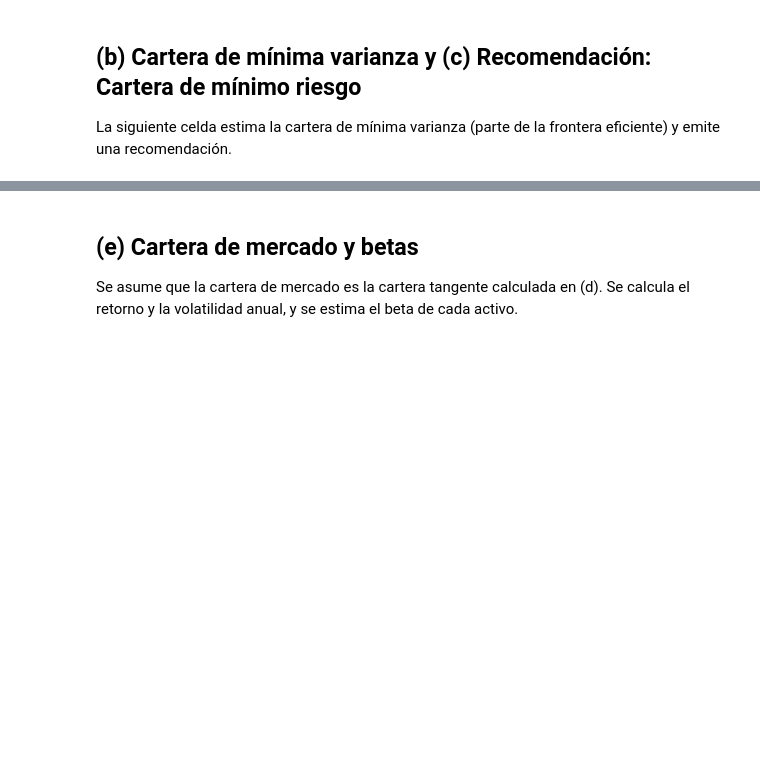
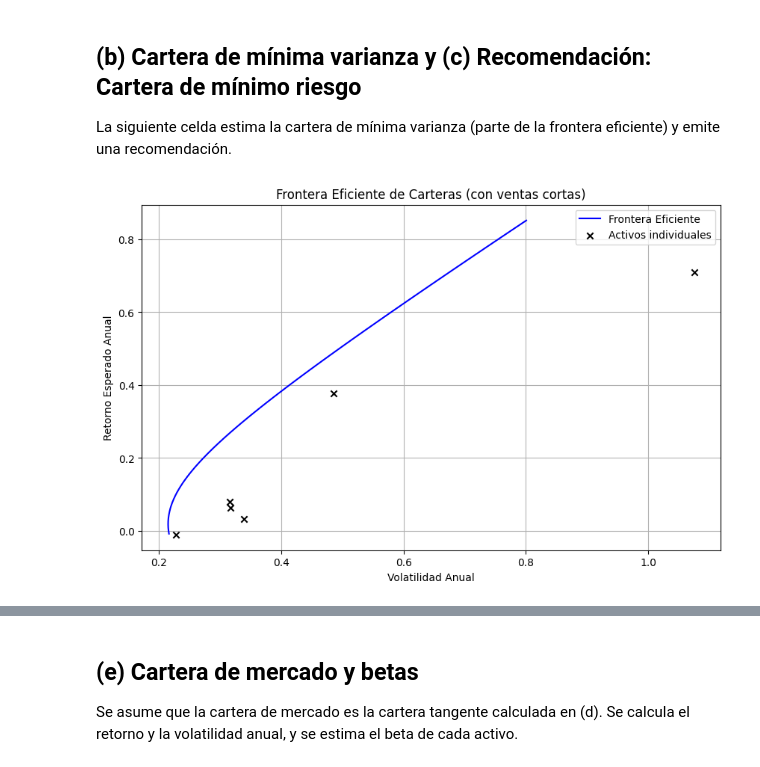
Before and after one commit to LeandroVisai/Uni, a Jupyter notebook: tarea2.ipynb, the cells around one changed output, grey strips where cells are left out. Drawn from its saved outputs; the diff is of its cells as text; code cells hidden in the pictures; blank space fills up the shorter version.

```diff
--- a/tarea2.ipynb
+++ b/tarea2.ipynb
@@ -88,3 +130,10 @@ Volatilidades anuales por activo: {'Apple Stock Price History (3)': 0.3170106989
+# %%
+# Armar DataFrame de retornos alineado por fecha
+returns_df = pd.DataFrame({
+    asset: df.set_index('Date')['log_return'] for asset, df in log_returns.items()
+})
+
+returns_df.dropna(inplace=True)  # Alinear fechas comunes
 # %% [markdown]
 ## (b) Cartera de mínima varianza y (c) Recomendación: Cartera de mínimo riesgo
 
@@ -109,0 +141,38 @@ print("Volatilidad anual:", port_vol_min)
+# %%
+# Calcular matriz de covarianza anualizada
+cov_annual = returns_df.cov() * 252
+# %%
+# Convertir a arrays para cálculos matriciales
+mu = np.array([expected_returns_annual[asset] for asset in returns_df.columns])
+Sigma = cov_annual.values
+ones = np.ones(len(mu))
+
+# Cálculo de escalares a, b, c, d
+Sigma_inv = np.linalg.inv(Sigma)
+a = ones.T @ Sigma_inv @ mu
+b = mu.T @ Sigma_inv @ mu
+c = ones.T @ Sigma_inv @ ones
+d = b * c - a**2
+
+# Cálculo de vectores g y h
+g = (c * Sigma_inv @ mu - a * Sigma_inv @ ones) / d
+h = (b * Sigma_inv @ ones - a * Sigma_inv @ mu) / d
+# %%
+# Rango de retornos anuales para construir la frontera
+r_vals = np.linspace(min(mu) * 0.8, max(mu) * 1.2, 100)
+
+# Calcular volatilidades asociadas a cada retorno
+vol_vals = np.sqrt((c * r_vals**2 - 2 * a * r_vals + b) / d)
+
+# Graficar
+plt.figure(figsize=(10, 6))
+plt.plot(vol_vals, r_vals, label='Frontera Eficiente', color='blue')
+plt.scatter(np.sqrt(np.diag(Sigma)), mu, color='black', marker='x', label='Activos individuales')
+plt.xlabel('Volatilidad Anual')
+plt.ylabel('Retorno Esperado Anual')
+plt.title('Frontera Eficiente de Carteras (con ventas cortas)')
+plt.grid(True)
+plt.legend()
+plt.show()
+# %% [output]
+[figure, added]
```
Also changed, not shown: parts of 11 cells of this notebook.
